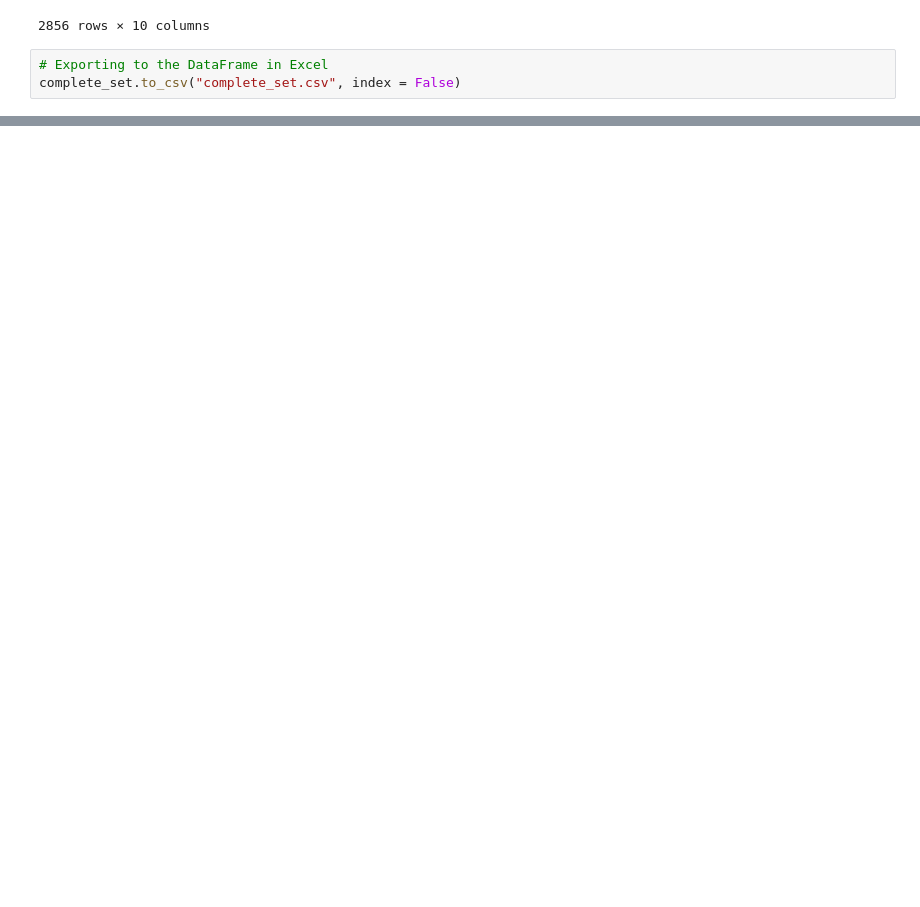
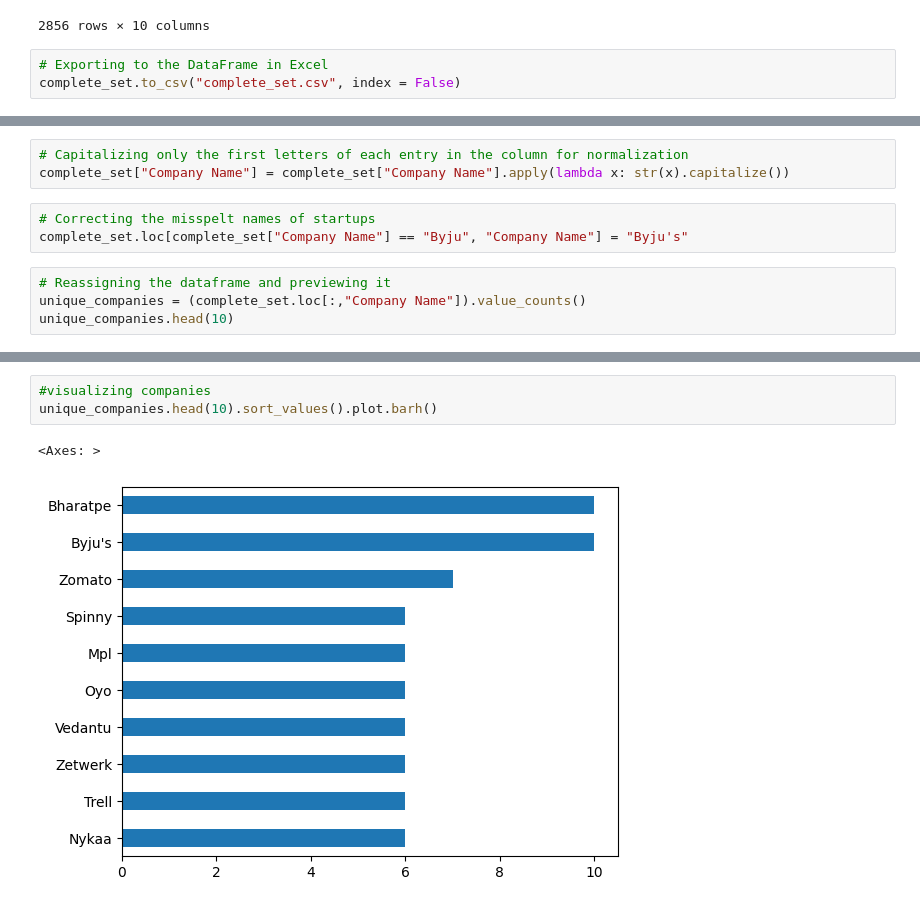
Before and after one commit to GYASIHAYFORD/TEAM_HAVANA1, a Jupyter notebook: Indian_Start_Up_Fund.ipynb, the cells around one changed output, grey strips where cells are left out. Cells and saved outputs as stored; diff of their text form; blank space fills up the shorter version.

```diff
--- a/Indian_Start_Up_Fund.ipynb
+++ b/Indian_Start_Up_Fund.ipynb
@@ -542,0 +564,10 @@ complete_set.to_csv("complete_set.csv", index = False)
+# %%
+# Capitalizing only the first letters of each entry in the column for normalization
+complete_set["Company Name"] = complete_set["Company Name"].apply(lambda x: str(x).capitalize())
+# %%
+# Correcting the misspelt names of startups
+complete_set.loc[complete_set["Company Name"] == "Byju", "Company Name"] = "Byju's"
+# %%
+# Reassigning the dataframe and previewing it
+unique_companies = (complete_set.loc[:,"Company Name"]).value_counts()
+unique_companies.head(10)
@@ -542,0 +586,6 @@ complete_set.to_csv("complete_set.csv", index = False)
+# %%
+#visualizing companies
+unique_companies.head(10).sort_values().plot.barh()
+# %% [output]
+<Axes: >
+[figure, added]
```
Also changed, not shown: parts of 15 cells of this notebook.
